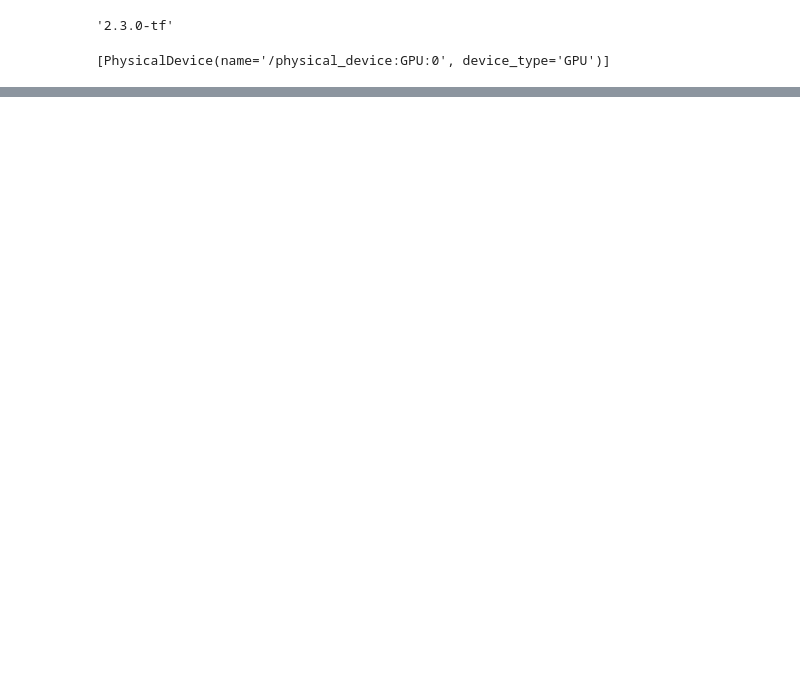
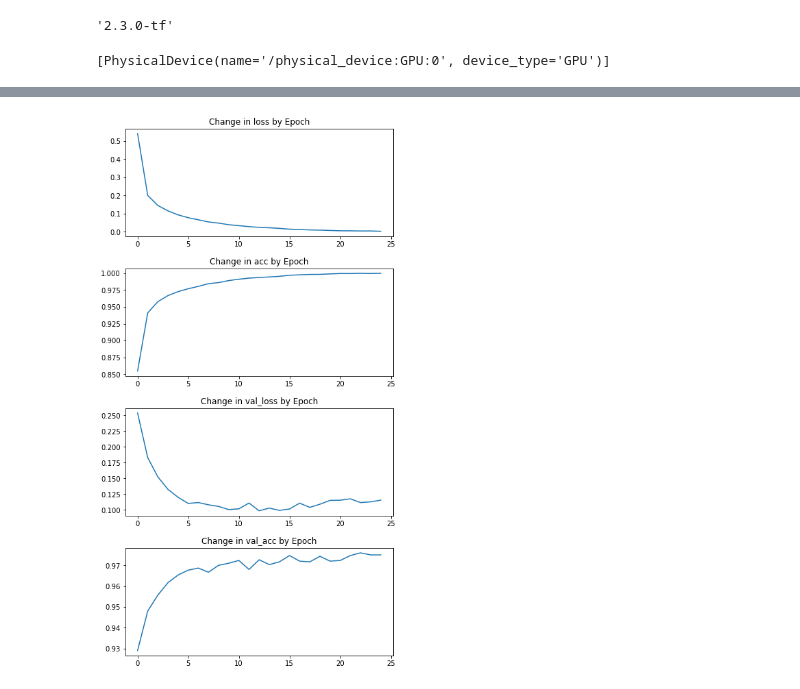
Before and after one commit to philosofool/learning, a Jupyter notebook: tf_keras/first_model.ipynb, the cells around one changed output, grey strips where cells are left out. Saved outputs shown, nothing was run; the diff lists cells and outputs as text; code cells hidden in the pictures; blank space fills up the shorter version.

Commit message:
Add my_keras_utils, update first_model

```diff
--- a/tf_keras/first_model.ipynb
+++ b/tf_keras/first_model.ipynb
@@ -85,7 +98,7 @@ assert X.shape[0] == y.shape[0]
 # model.fit(X, y, epochs=1, batch_size=64, validation_data=(X_val, y_val))
 # %%
 ## 25 epochs to get close to 0 loss.
-batch_size = 256 ## Trial and error reveals this to be quick without stochastic bumps.
-model.fit(X, y, epochs=25, batch_size=batch_size, validation_data=(X_val, y_val))
+batch_size = 512 ## Trial and error reveals this to be quick without stochastic bumps.
+history = model.fit(X, y, epochs=25, batch_size=batch_size, validation_data=(X_val, y_val))
 # %% [output]
 Epoch 1/25
@@ -109,3 +121,7 @@ Epoch 25/25
+# %%
+my_utils.history_plot(history)
+# %% [output]
+[figure, added]
 # %%
 ## We can now babysit by re-running until there's no consistent improvement in
 ## training loss.
```
Also changed, not shown: parts of 23 cells of this notebook, 2 other files.
